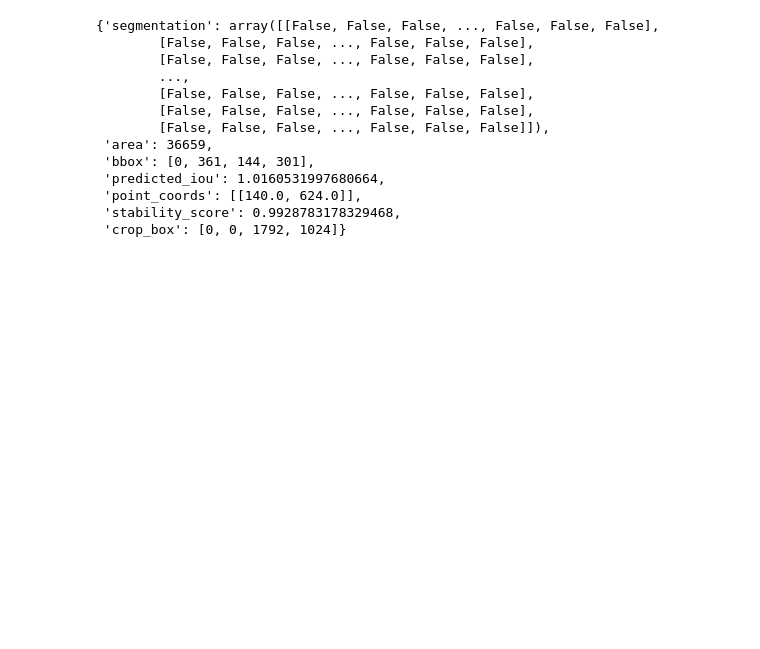
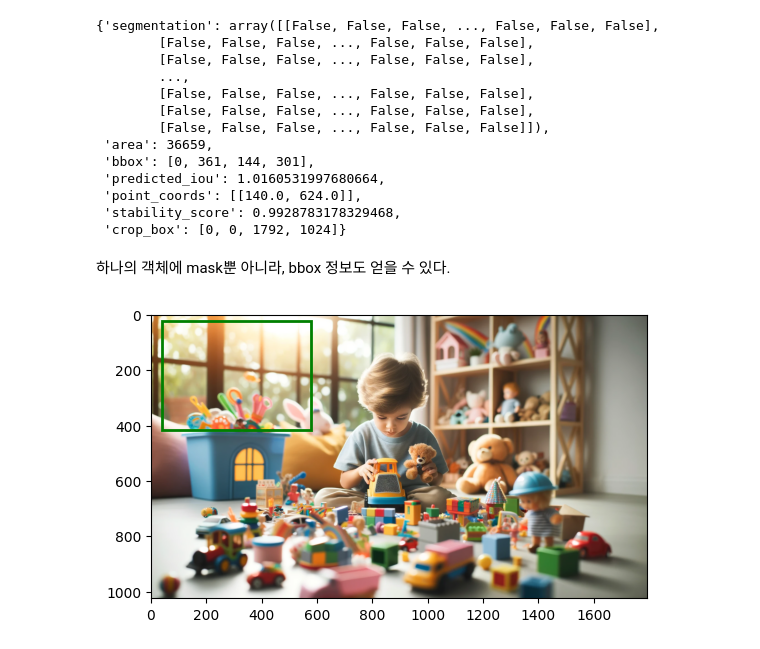
Before and after one commit to kim-jeonghyun/advanced_detection_segmentation_model, a Jupyter notebook: segment_anything_inference_practice.ipynb, the cells around one changed output. Drawn from its saved outputs; the diff is of its cells as text; code cells hidden in the pictures; blank space fills up the shorter version.

Commit message:
:sparkles: Show show_bbox

```diff
--- a/segment_anything_inference_practice.ipynb
+++ b/segment_anything_inference_practice.ipynb
@@ -350,3 +354,10 @@ masks[0]
  'point_coords': [[140.0, 624.0]],
  'stability_score': 0.9928783178329468,
  'crop_box': [0, 0, 1792, 1024]}
+# %% [markdown]
+하나의 객체에 mask뿐 아니라, bbox 정보도 얻을 수 있다.
+# %%
+plt.imshow(image_rgb)
+show_box(masks[105]['bbox'], plt.gca())
+# %% [output]
+[figure, added]
```
Also changed, not shown: parts of 2 cells of this notebook.
